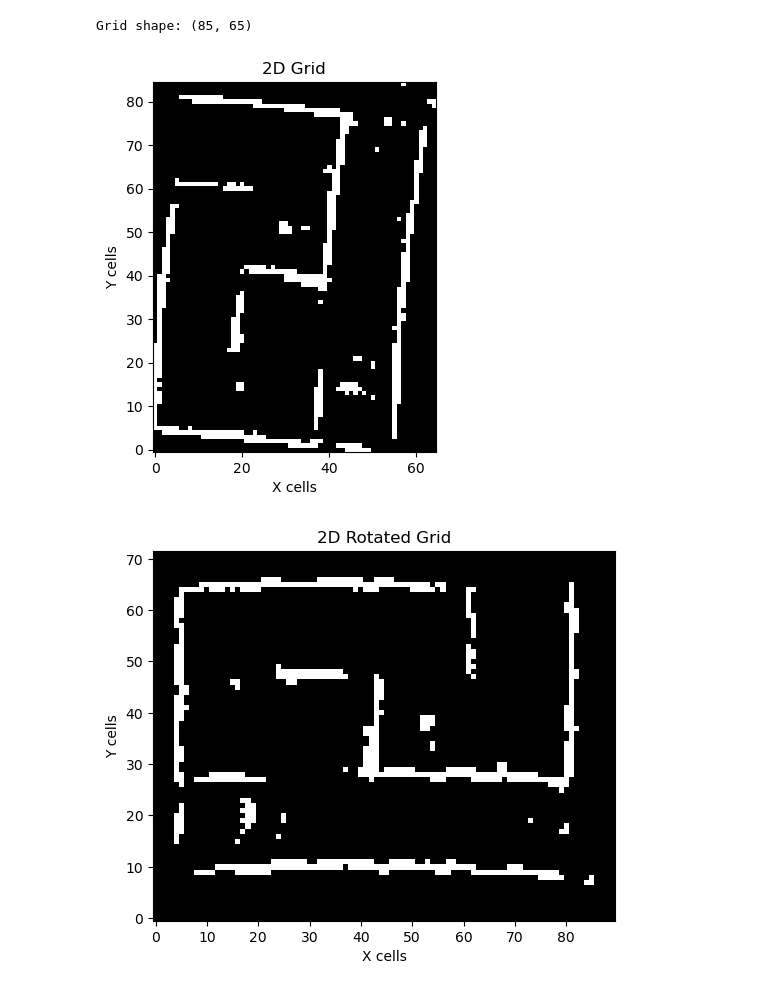
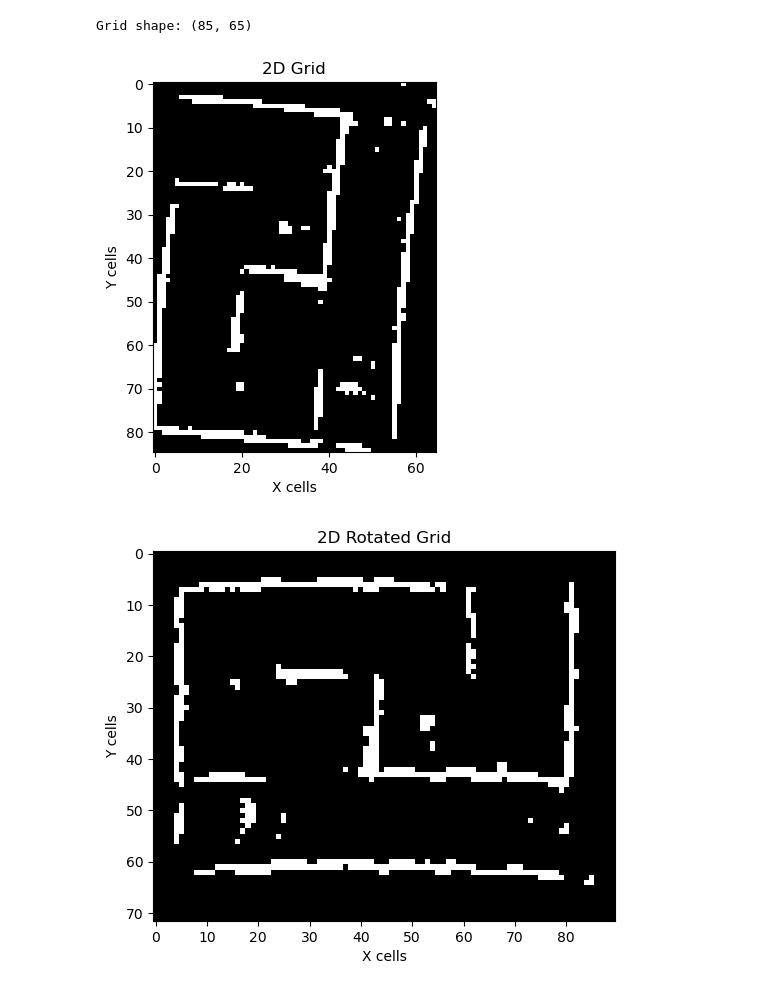
Before and after one commit to m-krastev/var_extensions, a Jupyter notebook: maze_pipeline/notebooks/session_2/2D_grid_maze.ipynb, the cells around one changed output. Saved outputs shown, nothing was run; the diff lists cells and outputs as text; code cells hidden in the pictures.

```diff
--- a/maze_pipeline/notebooks/session_2/2D_grid_maze.ipynb
+++ b/maze_pipeline/notebooks/session_2/2D_grid_maze.ipynb
@@ -70,15 +75,16 @@ Grid shape: (85, 65)
 # %%
 import matplotlib.pyplot as plt
 
-plt.imshow(grid, cmap='gray', origin='lower')
+grid = np.flipud(grid) #flip the grid to match the point cloud
+plt.imshow(grid, cmap='gray', origin='upper')
 plt.xlabel('X cells')
 plt.ylabel('Y cells')
 plt.title('2D Grid')
 plt.show()
 
 #TODO need to rotate to the left right after loading the point cloud (in filter_keypoints)
 # %% [output]
-[figure, old version]
+[figure, new version]
 # %%
 # Perform Hough Transform
 hspace, angles, distances = hough_line(grid)
@@ -113,11 +119,11 @@ M[1, 2] += (new_h - h) / 2
 # Perform the rotation
 rotated = cv2.warpAffine(grid, M, (new_w, new_h))
 
-plt.imshow(rotated, cmap='gray', origin='lower')
+plt.imshow(rotated, cmap='gray', origin='upper')
 plt.xlabel('X cells')
 plt.ylabel('Y cells')
 plt.title('2D Rotated Grid')
 plt.show()
 # %% [output]
-[figure, old version]
+[figure, new version]
 # %%
```
Also changed, not shown: parts of 4 cells of this notebook, 1 other file.
